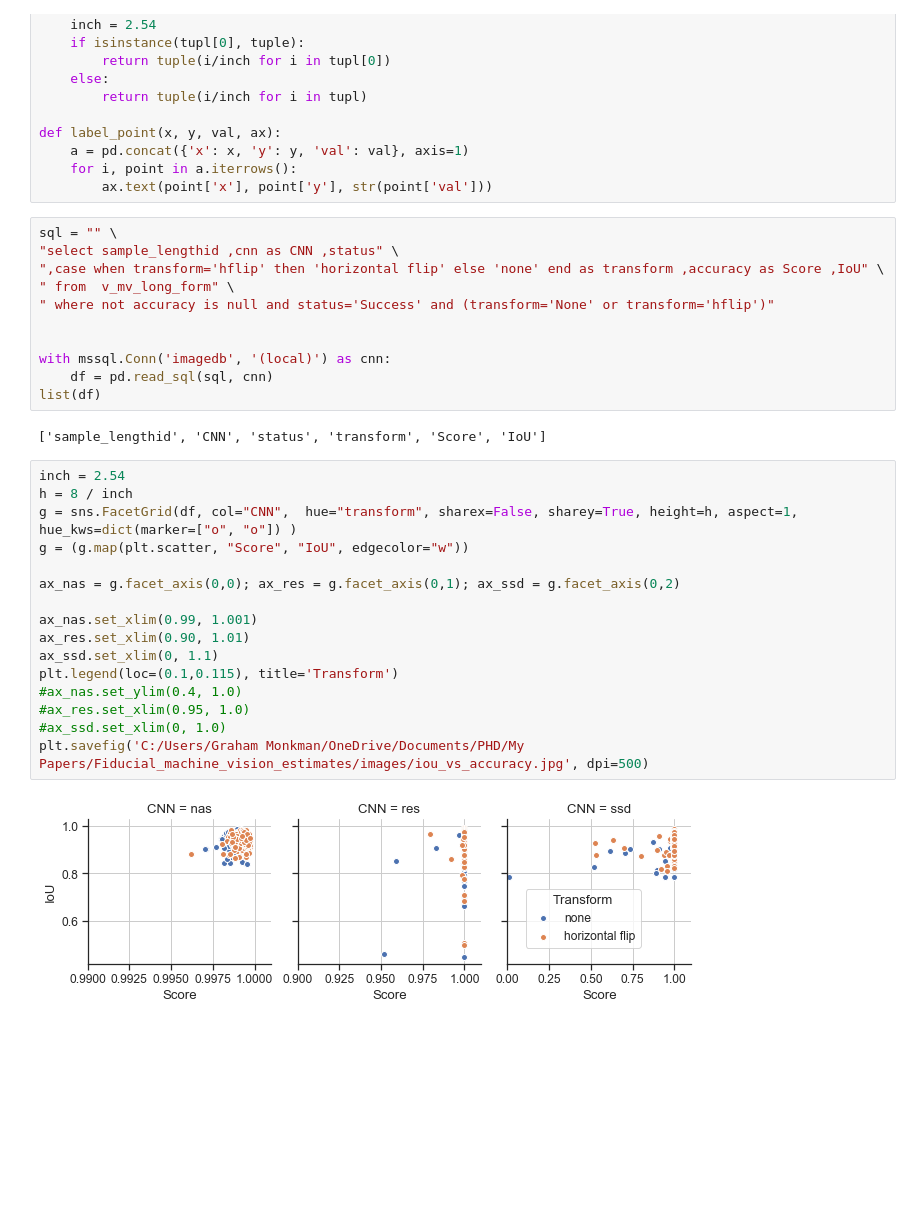
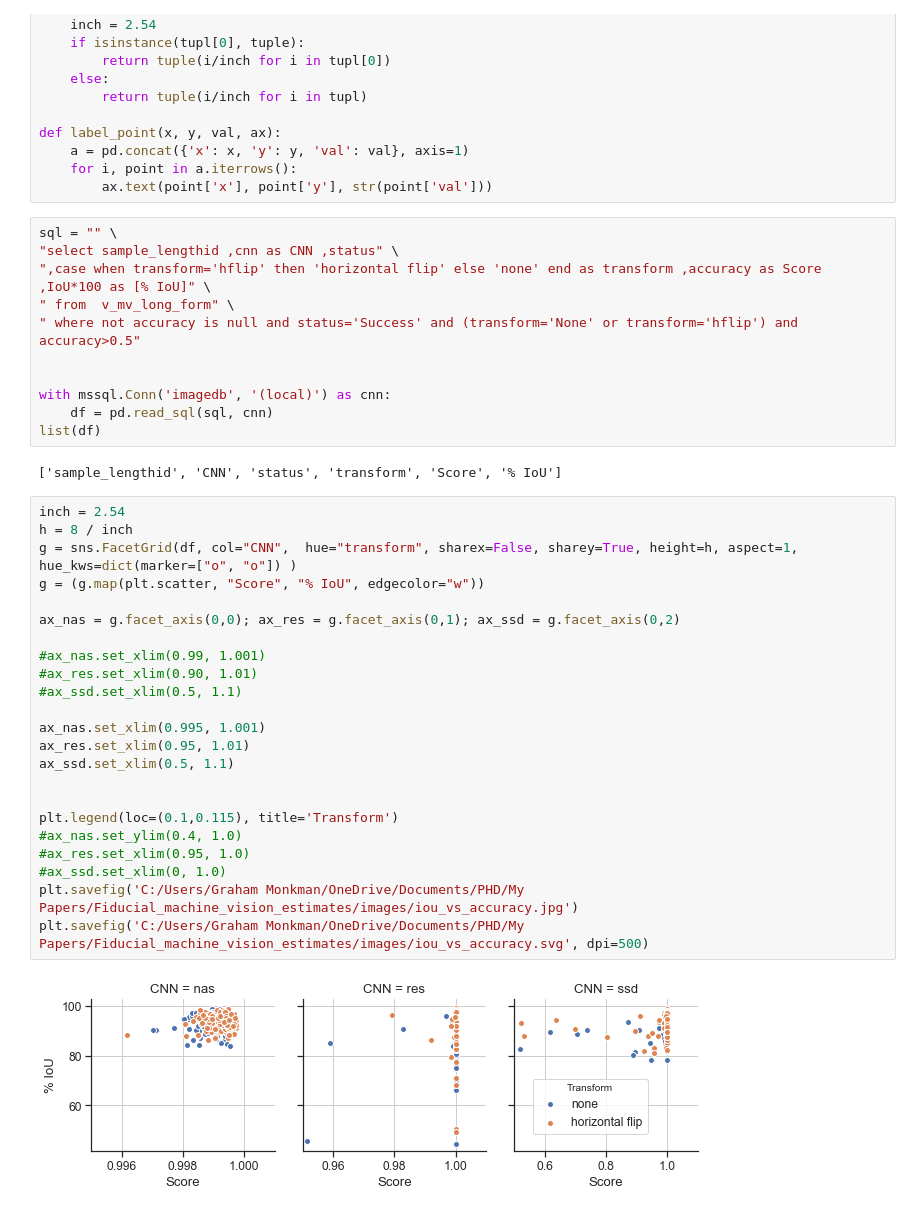
Before and after one commit to gmonkman/python, a Jupyter notebook: jupyter/mv_facet_scatter_cnn_iou.ipynb, the cells around one changed output. Cells and saved outputs as stored; diff of their text form; blank space fills up the shorter version.

```diff
--- a/jupyter/mv_facet_scatter_cnn_iou.ipynb
+++ b/jupyter/mv_facet_scatter_cnn_iou.ipynb
@@ -40,31 +40,38 @@ def label_point(x, y, val, ax):
 # %%
 sql = "" \
 "select sample_lengthid ,cnn as CNN ,status" \
-",case when transform='hflip' then 'horizontal flip' else 'none' end as transform ,accuracy as Score ,IoU" \
+",case when transform='hflip' then 'horizontal flip' else 'none' end as transform ,accuracy as Score ,IoU*100 as [% IoU]" \
 " from  v_mv_long_form" \
-" where not accuracy is null and status='Success' and (transform='None' or transform='hflip')"
+" where not accuracy is null and status='Success' and (transform='None' or transform='hflip') and accuracy>0.5"
 
 
 with mssql.Conn('imagedb', '(local)') as cnn:
     df = pd.read_sql(sql, cnn)
 list(df)
 # %% [output]
-['sample_lengthid', 'CNN', 'status', 'transform', 'Score', 'IoU']
+['sample_lengthid', 'CNN', 'status', 'transform', 'Score', '% IoU']
 # %%
 inch = 2.54
 h = 8 / inch
 g = sns.FacetGrid(df, col="CNN",  hue="transform", sharex=False, sharey=True, height=h, aspect=1, hue_kws=dict(marker=["o", "o"]) )
-g = (g.map(plt.scatter, "Score", "IoU", edgecolor="w"))
+g = (g.map(plt.scatter, "Score", "% IoU", edgecolor="w"))
 
 ax_nas = g.facet_axis(0,0); ax_res = g.facet_axis(0,1); ax_ssd = g.facet_axis(0,2)
 
-ax_nas.set_xlim(0.99, 1.001)
-ax_res.set_xlim(0.90, 1.01)
-ax_ssd.set_xlim(0, 1.1)
+#ax_nas.set_xlim(0.99, 1.001)
+#ax_res.set_xlim(0.90, 1.01)
+#ax_ssd.set_xlim(0.5, 1.1)
+
+ax_nas.set_xlim(0.995, 1.001)
+ax_res.set_xlim(0.95, 1.01)
+ax_ssd.set_xlim(0.5, 1.1)
+
+
 plt.legend(loc=(0.1,0.115), title='Transform')
 #ax_nas.set_ylim(0.4, 1.0)
 #ax_res.set_xlim(0.95, 1.0)
 #ax_ssd.set_xlim(0, 1.0)
-plt.savefig('C:/Users/Graham Monkman/OneDrive/Documents/PHD/My Papers/Fiducial_machine_vision_estimates/images/iou_vs_accuracy.jpg', dpi=500)
+plt.savefig('C:/Users/Graham Monkman/OneDrive/Documents/PHD/My Papers/Fiducial_machine_vision_estimates/images/iou_vs_accuracy.jpg')
+plt.savefig('C:/Users/Graham Monkman/OneDrive/Documents/PHD/My Papers/Fiducial_machine_vision_estimates/images/iou_vs_accuracy.svg', dpi=500)
 # %% [output]
-[figure, old version]
+[figure, new version]
```
Also changed, not shown: 10 other files.
